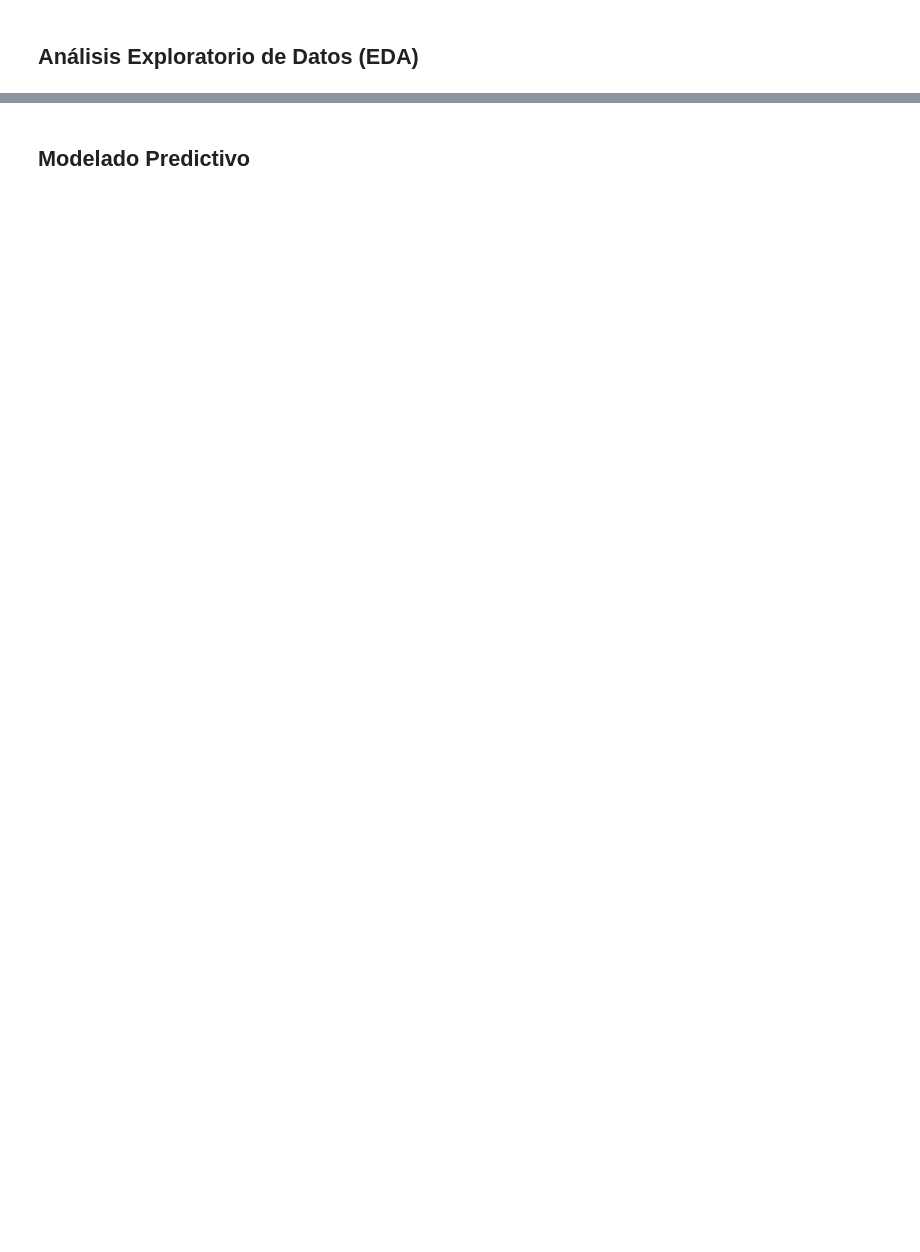
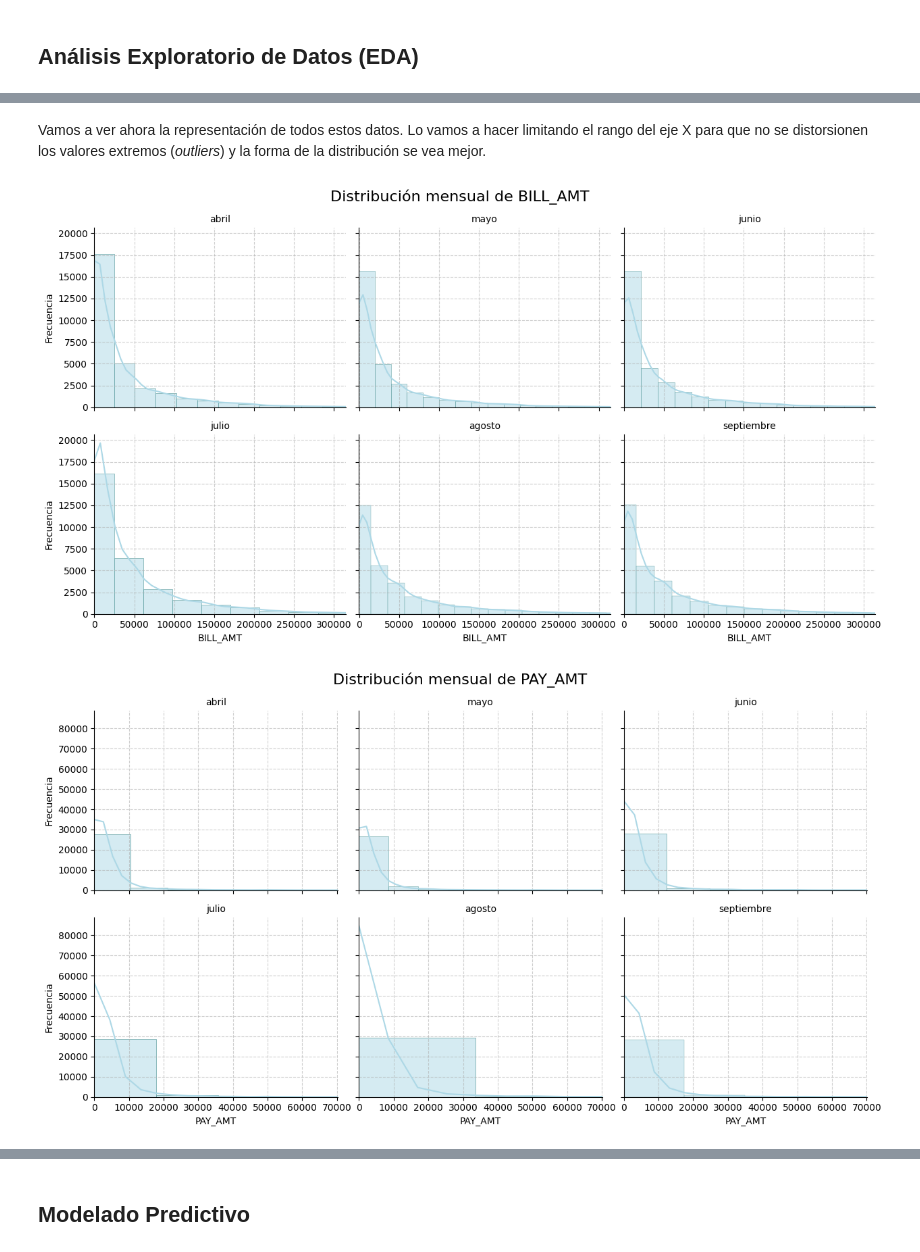
Before and after one commit to Nuria-01/MASTER_UNED_NuriaFdez, a Jupyter notebook: Trabajo_Fin_de_Master.ipynb, the cells around one changed output, grey strips where cells are left out. Cells and saved outputs as stored; diff of their text form; code cells hidden in the pictures; blank space fills up the shorter version.

```diff
--- a/Trabajo_Fin_de_Master.ipynb
+++ b/Trabajo_Fin_de_Master.ipynb
@@ -96,0 +231,2 @@ drive.mount('/content/drive')
+# %%
+df_wide = df.copy()
@@ -96,0 +329,5 @@ drive.mount('/content/drive')
+# %%
+df_long['MONTH'] = df_long['MONTH'].astype('category')
+df_long['ID'] = df_long['ID'].astype('category')
+df = df_long   # como ya vamos a trabajar con df_final a partir de aquí, lo volvemos a llamar df
+df.info()
@@ -100,0 +372,11 @@ drive.mount('/content/drive')
+# %%
+## VARIABLE BILL_AMT
+
+# Definimos el orden correcto de los meses
+orden_meses = ['abril', 'mayo', 'junio', 'julio', 'agosto', 'septiembre']
+
+# Convertir la columna MONTH a tipo categórico con orden
+df_long['MONTH'] = pd.Categorical(df_long['MONTH'], categories=orden_meses, ordered=True)
+
+# Ahora agrupar y describir
+df_long.groupby('MONTH')['BILL_AMT'].describe().round(2)
@@ -100,0 +434,43 @@ drive.mount('/content/drive')
+# %% [markdown]
+Vamos a ver ahora la representación de todos estos datos. Lo vamos a hacer limitando el rango del eje X para que no se distorsionen los valores extremos (*outliers*) y la forma de la distribución se vea mejor.
+# %%
+# ======= 1. Distribuciones por mes para BILL_AMT y PAY_AMT =======
+vars_mes = ['BILL_AMT', 'PAY_AMT']
+
+for var in vars_mes:
+    # Calcular percentiles globales para limitar los ejes
+    p1 = df_long[var].quantile(0.01)
+    p99 = df_long[var].quantile(0.99)
+
+    # Crear grid de histogramas por mes
+    g = sns.FacetGrid(df_long, col="MONTH", col_wrap=3, height=3.5, aspect=1.2)
+    g.map_dataframe(sns.histplot, x=var, kde=True, color='lightblue', edgecolor='cadetblue', bins=50)
+
+    # Limitar eje x en cada gráfico
+    for ax in g.axes.flatten():
+        ax.set_xlim(p1, p99)
+        ax.grid(True, linestyle='--', alpha=0.6)
+
+    g.set_titles(col_template="{col_name}")
+    g.set_axis_labels(var, "Frecuencia")
+    plt.subplots_adjust(top=0.9)
+    g.fig.suptitle(f'Distribución mensual de {var}', fontsize=16)
+    plt.show()
+
+# ======= 2. Distribución global de LIMIT_BAL (no varía por mes) =======
+var = 'LIMIT_BAL'
+p1 = df_wide[var].quantile(0.01)
+p99 = df_wide[var].quantile(0.99)
+
+plt.figure(figsize=(8, 5))
+sns.histplot(df_wide[var], kde=True, color='lightblue', edgecolor='cadetblue', bins=50)
+plt.xlim(p1, p99)
+plt.title(f'Histograma y densidad de {var}', fontsize=14)
+plt.xlabel(var)
+plt.ylabel('Frecuencia')
+plt.grid(True, linestyle='--', alpha=0.6)
+plt.tight_layout()
+plt.show()
+# %% [output]
+[figure, added]
+[figure, added]
```
Also changed, not shown: parts of 151 cells of this notebook.
